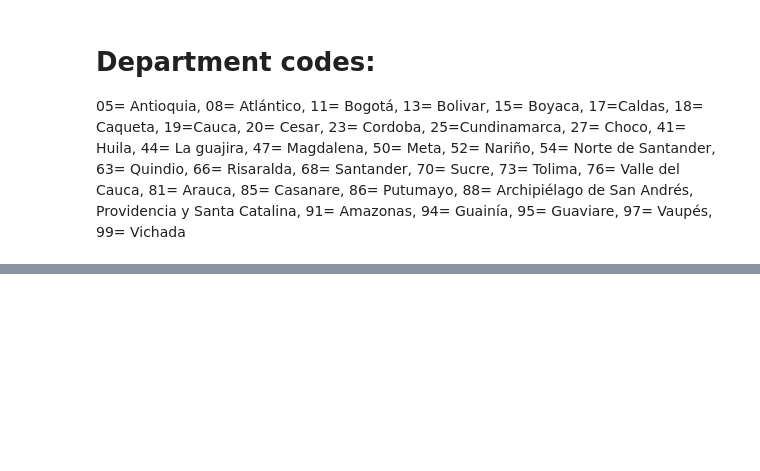
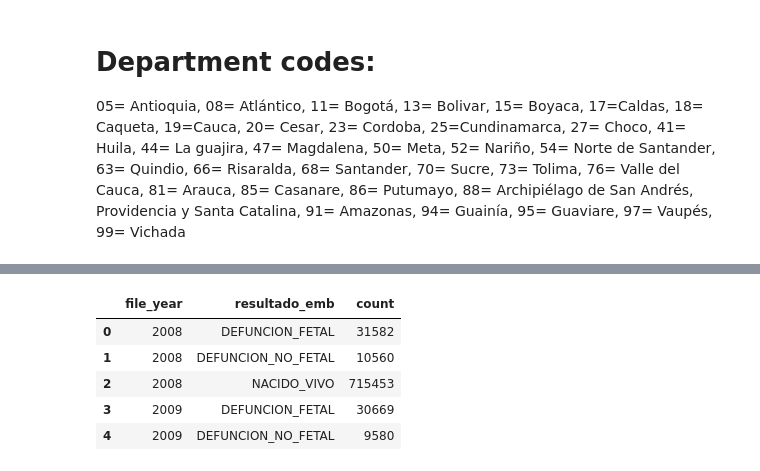
Before and after one commit to PedroOspina17/DS4A, a Jupyter notebook: Notebooks/Andres_EDA.ipynb, the cells around one changed output, grey strips where cells are left out. Cells and saved outputs as stored; diff of their text form; code cells hidden in the pictures; blank space fills up the shorter version.

```diff
--- a/Notebooks/Andres_EDA.ipynb
+++ b/Notebooks/Andres_EDA.ipynb
@@ -382,0 +567,14 @@ df_dpt
+# %%
+q = """SELECT file_year, resultado_emb, count(*) FROM eevv
+GROUP BY file_year, resultado_emb
+"""
+
+df = runQuery(q)
+df.head()
+# %% [output]
+|  | file_year | resultado_emb | count |
+| 0 | 2008 | DEFUNCION_FETAL | 31582 |
+| 1 | 2008 | DEFUNCION_NO_FETAL | 10560 |
+| 2 | 2008 | NACIDO_VIVO | 715453 |
+| 3 | 2009 | DEFUNCION_FETAL | 30669 |
+| 4 | 2009 | DEFUNCION_NO_FETAL | 9580 |
```
Also changed, not shown: parts of 31 cells of this notebook, 36 other files.
